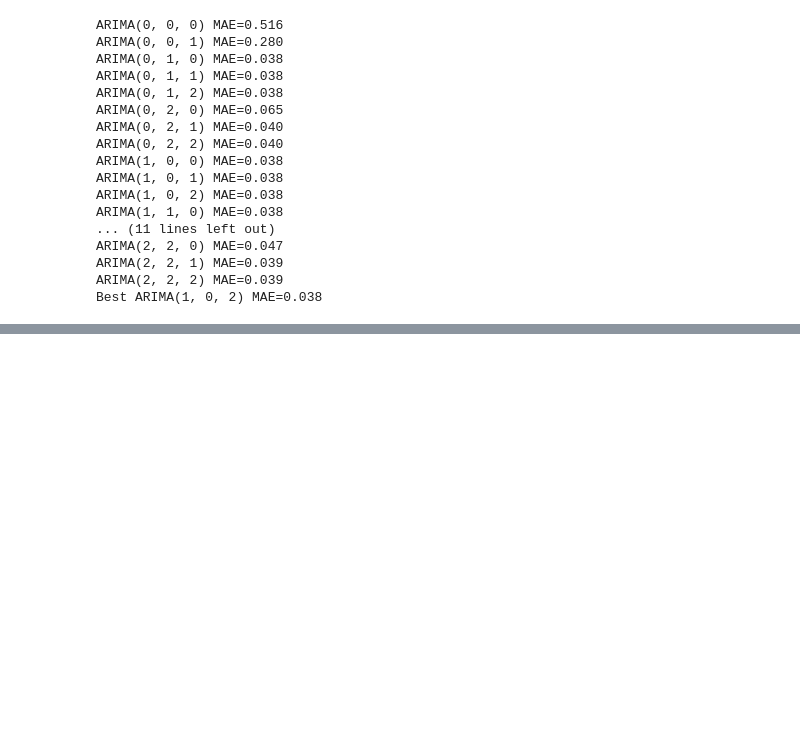
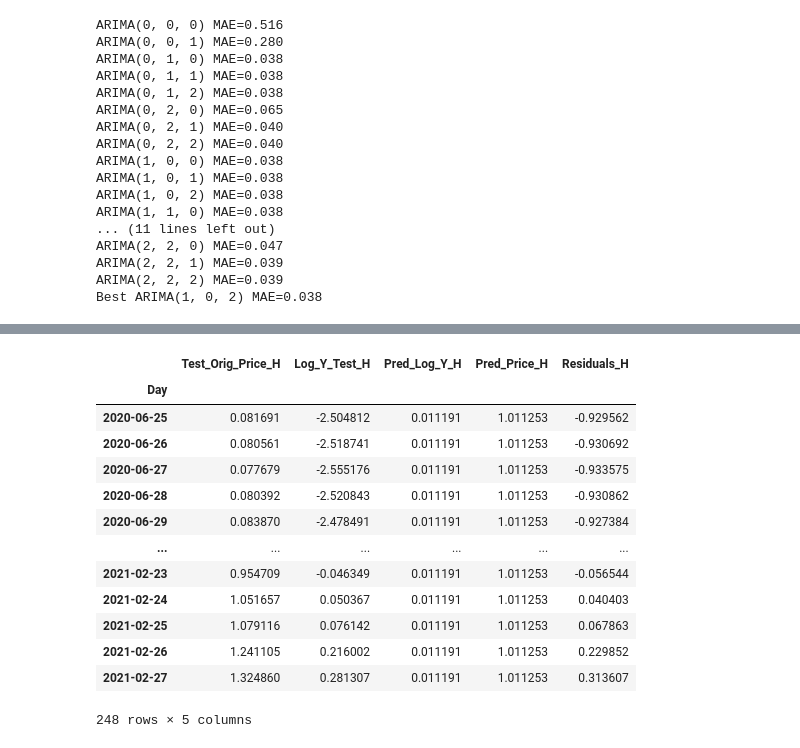
Before and after one commit to threeves91/Springboard, a Jupyter notebook: Capstone Project 3/Preprocessing_CS3.ipynb, the cells around one changed output, grey strips where cells are left out. Saved outputs shown, nothing was run; the diff lists cells and outputs as text; code cells hidden in the pictures; blank space fills up the shorter version.

```diff
--- a/Capstone Project 3/Preprocessing_CS3.ipynb
+++ b/Capstone Project 3/Preprocessing_CS3.ipynb
@@ -326,0 +432,17 @@ As is shown in the above histogram, the model is struggling to accurately fit th
+# %%
+df_pred1
+# %% [output]
+|  | Test_Orig_Price_H | Log_Y_Test_H | Pred_Log_Y_H | Pred_Price_H | Residuals_H |
+| Day |  |  |  |  |  |
+| 2020-06-25 | 0.081691 | -2.504812 | 0.011191 | 1.011253 | -0.929562 |
+| 2020-06-26 | 0.080561 | -2.518741 | 0.011191 | 1.011253 | -0.930692 |
+| 2020-06-27 | 0.077679 | -2.555176 | 0.011191 | 1.011253 | -0.933575 |
+| 2020-06-28 | 0.080392 | -2.520843 | 0.011191 | 1.011253 | -0.930862 |
+| 2020-06-29 | 0.083870 | -2.478491 | 0.011191 | 1.011253 | -0.927384 |
+| ... | ... | ... | ... | ... | ... |
+| 2021-02-23 | 0.954709 | -0.046349 | 0.011191 | 1.011253 | -0.056544 |
+| 2021-02-24 | 1.051657 | 0.050367 | 0.011191 | 1.011253 | 0.040403 |
+| 2021-02-25 | 1.079116 | 0.076142 | 0.011191 | 1.011253 | 0.067863 |
+| 2021-02-26 | 1.241105 | 0.216002 | 0.011191 | 1.011253 | 0.229852 |
+| 2021-02-27 | 1.324860 | 0.281307 | 0.011191 | 1.011253 | 0.313607 |
+248 rows × 5 columns
```
Also changed, not shown: parts of 29 cells of this notebook.
